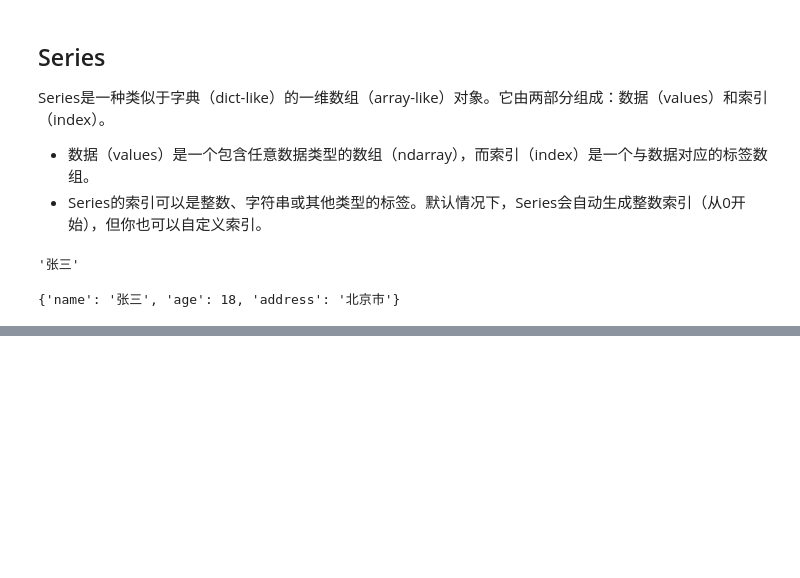
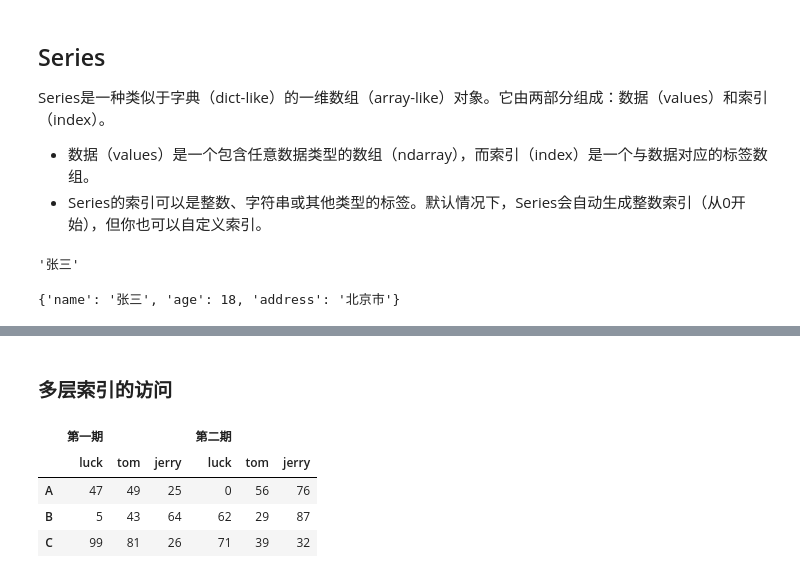
Before and after one commit to wang-bao-le/data-analysis, a Jupyter notebook: 04.Pandas核心数据类型.ipynb, the cells around one changed output, grey strips where cells are left out. Saved outputs shown, nothing was run; the diff lists cells and outputs as text; code cells hidden in the pictures; blank space fills up the shorter version.

```diff
--- a/04.Pandas核心数据类型.ipynb
+++ b/04.Pandas核心数据类型.ipynb
@@ -32,0 +1107,10 @@ user_info['name']
+# %% [markdown]
+### 多层索引的访问
+# %%
+df
+# %% [output]
+|  | 第一期 |  |  | 第二期 |  |  |
+|  | luck | tom | jerry | luck | tom | jerry |
+| A | 47 | 49 | 25 | 0 | 56 | 76 |
+| B | 5 | 43 | 64 | 62 | 29 | 87 |
+| C | 99 | 81 | 26 | 71 | 39 | 32 |
```
Also changed, not shown: parts of 231 cells of this notebook.
